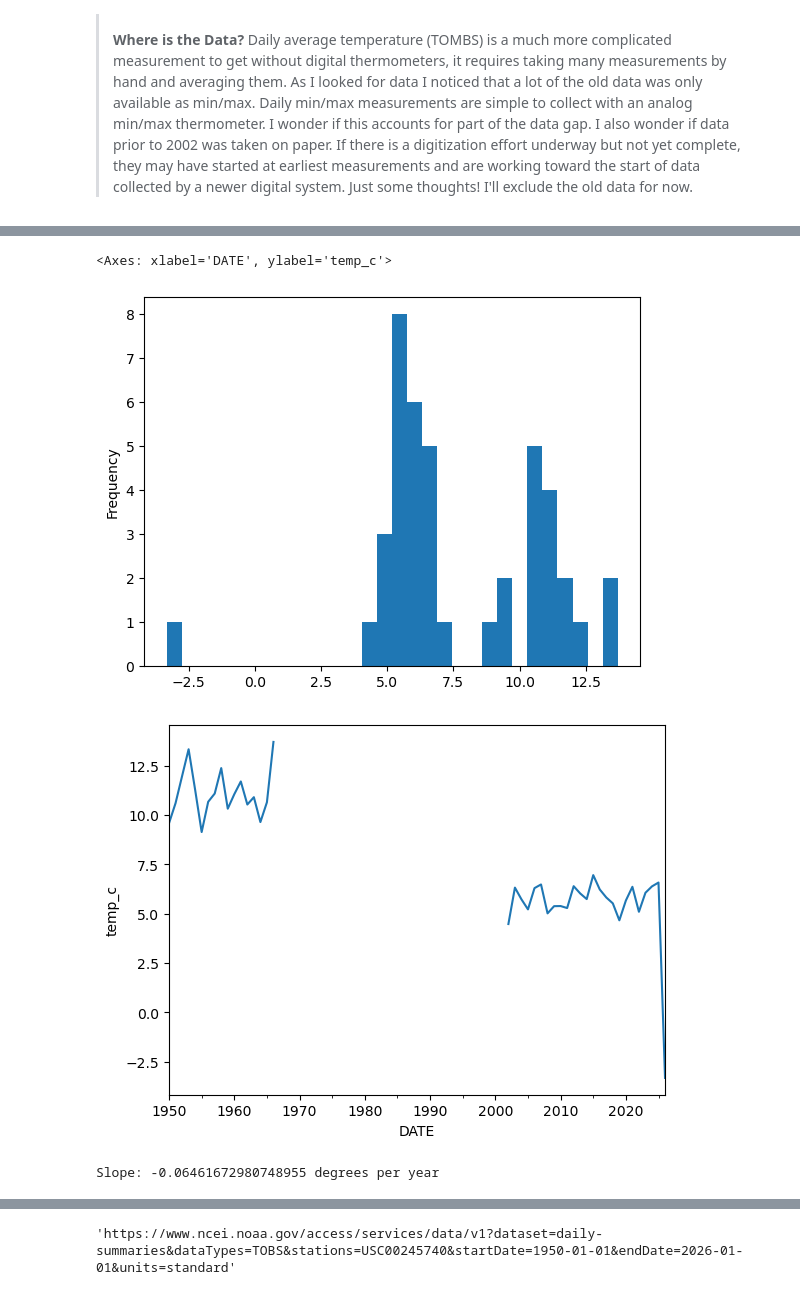
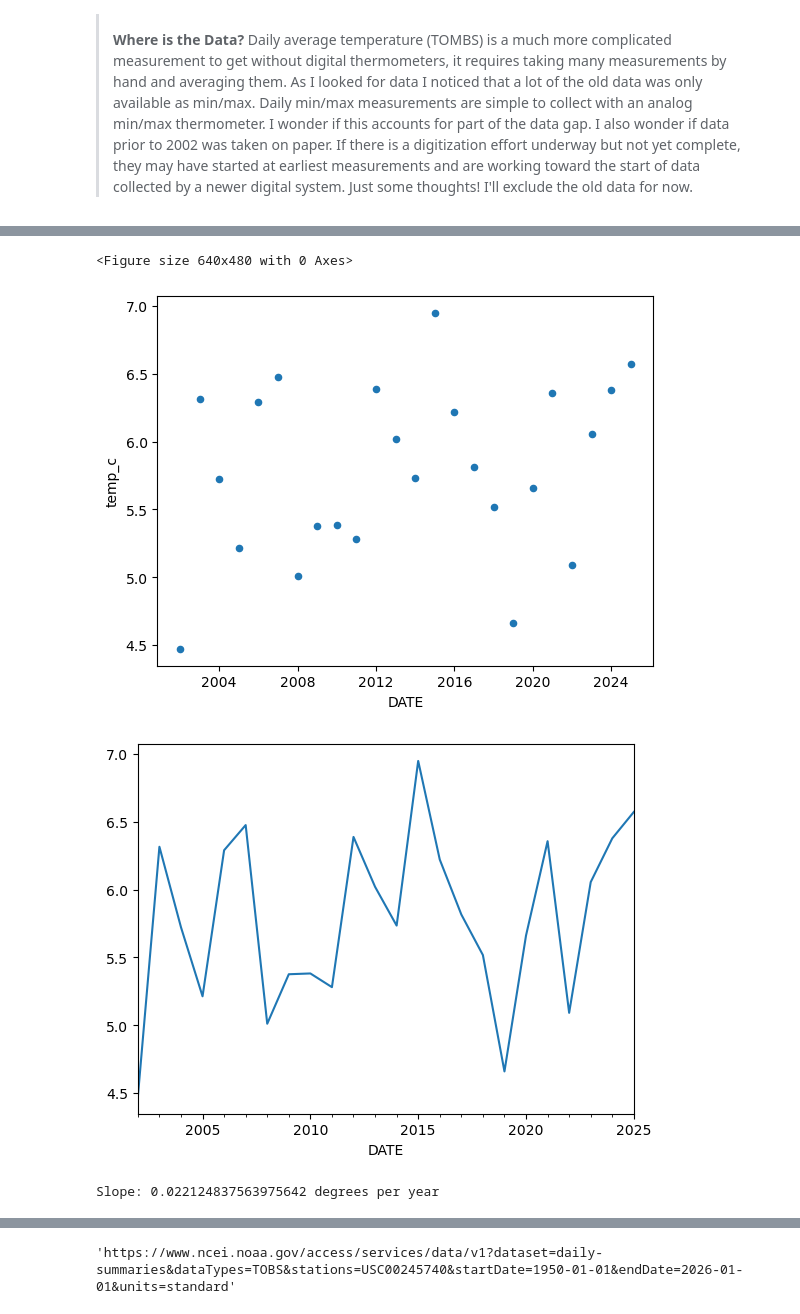
Before and after one commit to nyikacampbell/2026-EDA-climate-change-coding, a Jupyter notebook: 06_climate-assignment.ipynb, the cells around one changed output, grey strips where cells are left out. Saved outputs shown, nothing was run; the diff lists cells and outputs as text; code cells hidden in the pictures.

Commit message:
The cooling was all because I forgot to exclude 2026 data from annual average. Fixed now

```diff
--- a/06_climate-assignment.ipynb
+++ b/06_climate-assignment.ipynb
@@ -239,12 +242,27 @@ First, we must explore assumptions
 ### explore data for assumptions
 missoula_ann_temp_df
 
+### Some cleaning for assumption checks
+### Subset to just temp_c data for regression
+missoula_ann_c_df = missoula_ann_temp_df[['temp_c']]
+
+### Subset to be just after 2002 years with temperature data
+### Exclude 2026 because it is incomplete
+complete_data_df = missoula_ann_c_df.loc['2002':'2025']
+complete_data_df
+
 ### historam
-missoula_ann_temp_df['temp_c'].plot.hist(bins=30)
+plt.figure()
+complete_data_df['temp_c'].plot.hist(bins=30)
+plt.show()
 
 ### scatter plot
-missoula_ann_temp_df.reset_index().plot.scatter(x='DATE', y='temp_c')
+plt.figure()
+complete_data_df.reset_index().plot.scatter(x='DATE', y='temp_c')
+plt.show()
 
 #### daily data
-missoula_ann_temp_df['temp_c'].plot()
+plt.figure()
+complete_data_df['temp_c'].plot()
+plt.show()
 # %% [output]
@@ -251,14 +270,8 @@ missoula_ann_temp_df['temp_c'].plot()
-<Axes: xlabel='DATE', ylabel='temp_c'>
+<Figure size 640x480 with 0 Axes>
-[figure, old version]
-[figure, old version]
+[figure, new version]
+[figure, added]
 # %%
 #### Cleaning the data for regression
-### Subset to just temp_c data for regression
-missoula_ann_c_df = missoula_ann_temp_df[['temp_c']]
-
-### Subset to be just after 2002 years with temperature data
-complete_data_df = missoula_ann_c_df.loc['2002':'2026']
-complete_data_df
 
 #### drop na in regression_df
 regression_df = complete_data_df.dropna()
@@ -288,7 +301,7 @@ model.fit(ind_variable, dep_variable)
 ### calculate and print metrics
 print(f'Slope: {model.coef_[0]} degrees per year')
 # %% [output]
-Slope: -0.06461672980748955 degrees per year
+Slope: 0.022124837563975642 degrees per year
 # %%
 ### plot data post 1941 with regression line to ensure slope is what the OLS regression model calculated
 ax = sns.regplot(
```
Also changed, not shown: parts of 8 cells of this notebook, 3 other files.
